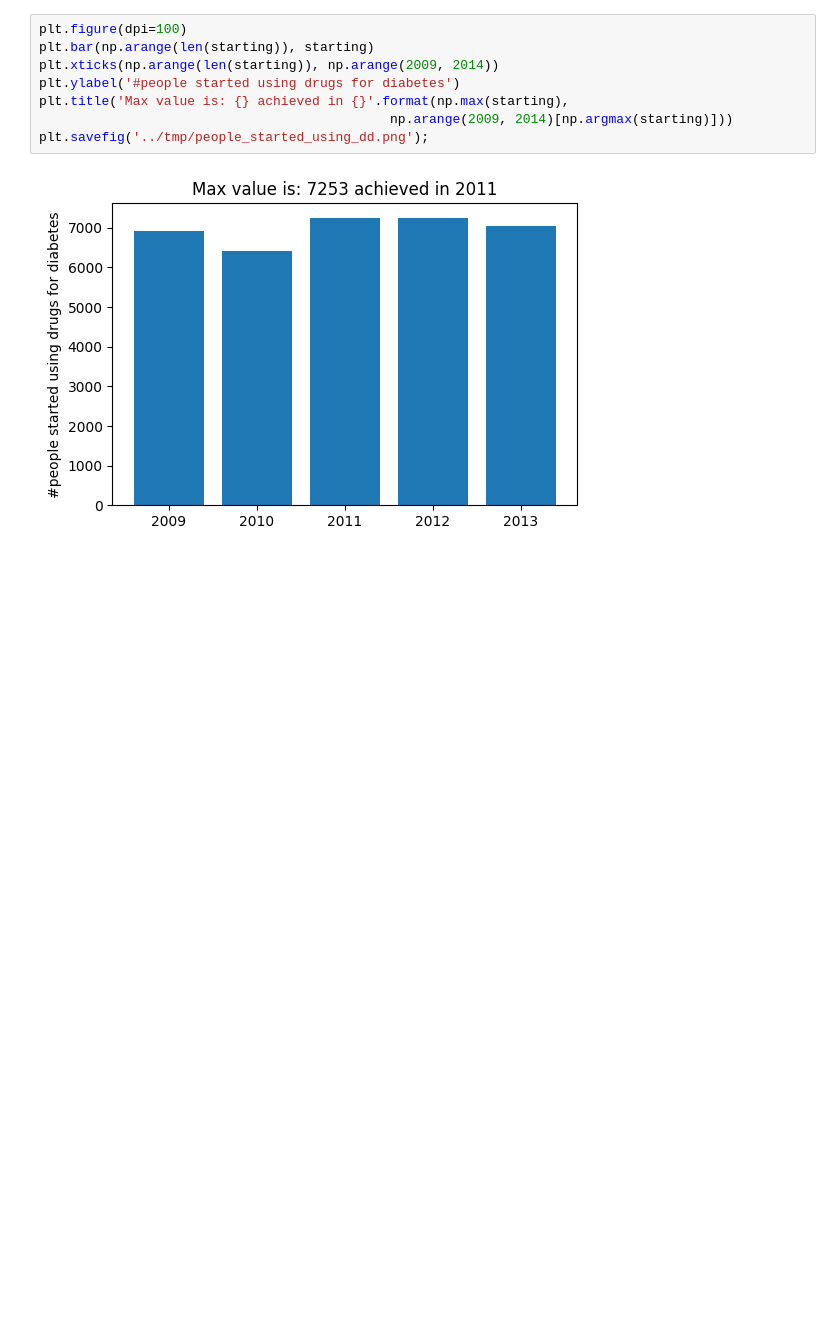
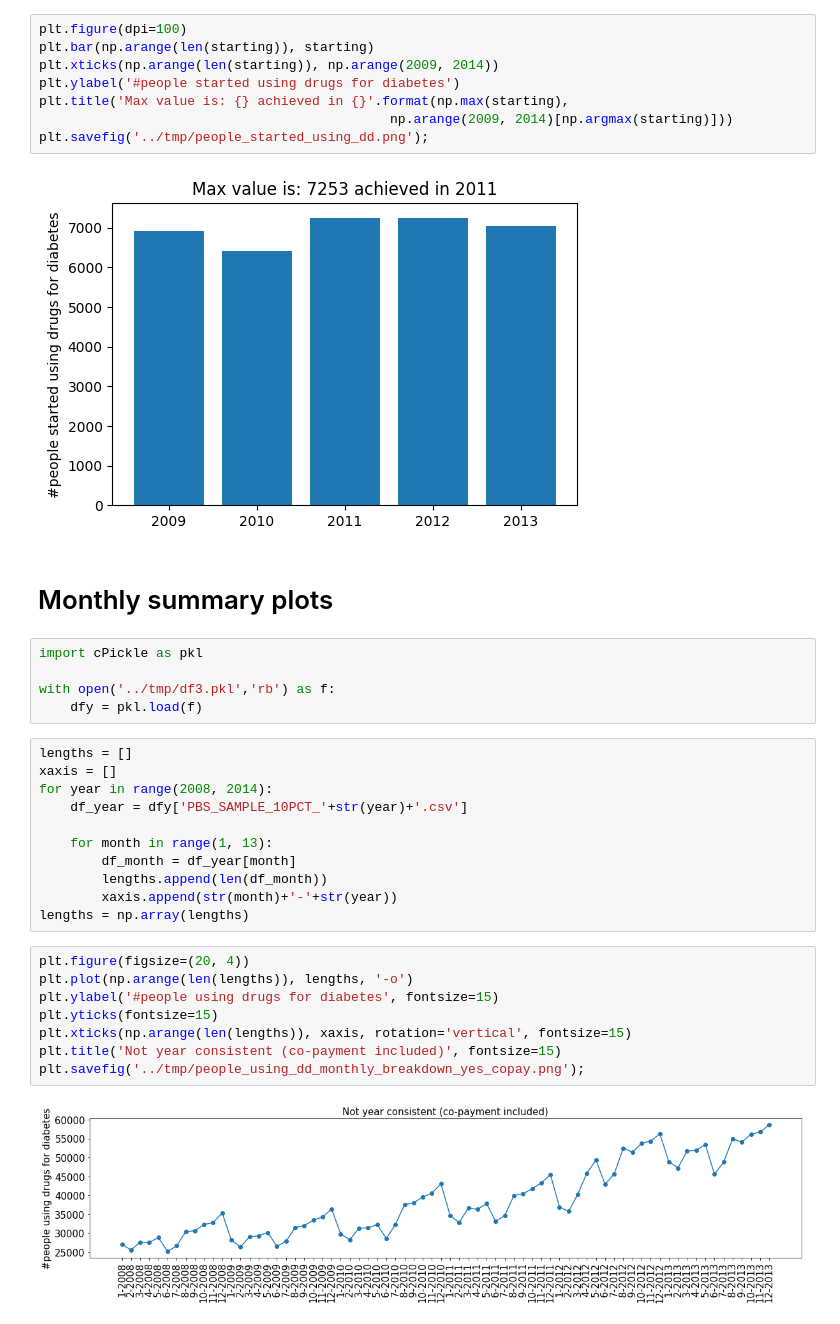
Before and after one commit to samuelefiorini/tangle, a Jupyter notebook: notebooks/test.ipynb, the cells around one changed output. Drawn from its saved outputs; the diff is of its cells as text; blank space fills up the shorter version.

```diff
--- a/notebooks/test.ipynb
+++ b/notebooks/test.ipynb
@@ -232,3 +229,31 @@ plt.title('Max value is: {} achieved in {}'.format(np.max(starting),
 plt.savefig('../tmp/people_started_using_dd.png');
 # %% [output]
 [figure]
+# %% [markdown]
+# Monthly summary plots
+# %%
+import cPickle as pkl
+
+with open('../tmp/df3.pkl','rb') as f:
+    dfy = pkl.load(f)
+# %%
+lengths = []
+xaxis = []
+for year in range(2008, 2014):
+    df_year = dfy['PBS_SAMPLE_10PCT_'+str(year)+'.csv']
+
+    for month in range(1, 13):
+        df_month = df_year[month]
+        lengths.append(len(df_month))
+        xaxis.append(str(month)+'-'+str(year))
+lengths = np.array(lengths)
+# %%
+plt.figure(figsize=(20, 4))
+plt.plot(np.arange(len(lengths)), lengths, '-o')
+plt.ylabel('#people using drugs for diabetes', fontsize=15)
+plt.yticks(fontsize=15)
+plt.xticks(np.arange(len(lengths)), xaxis, rotation='vertical', fontsize=15)
+plt.title('Not year consistent (co-payment included)', fontsize=15)
+plt.savefig('../tmp/people_using_dd_monthly_breakdown_yes_copay.png');
+# %% [output]
+[figure, added]
```
Also changed, not shown: parts of 6 cells of this notebook, 2 other files.
